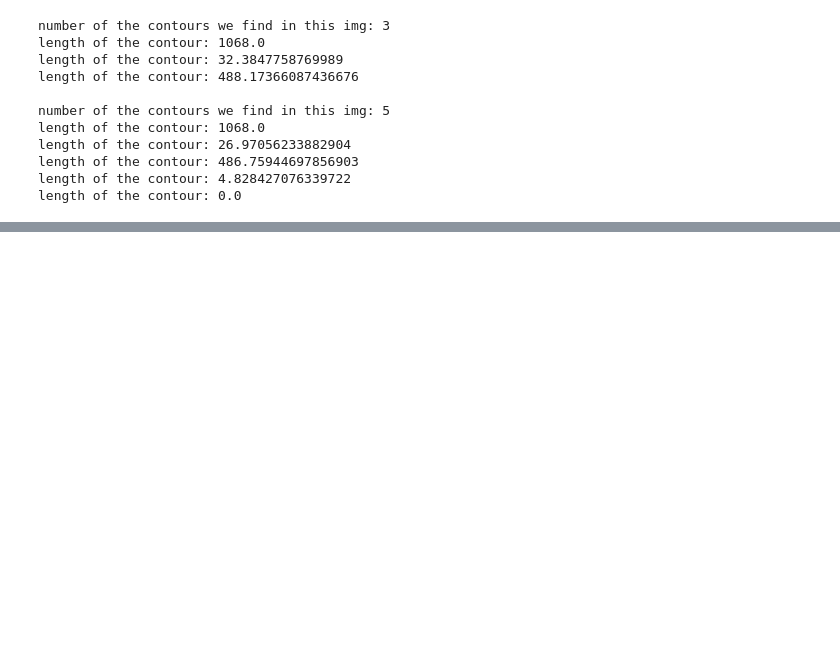
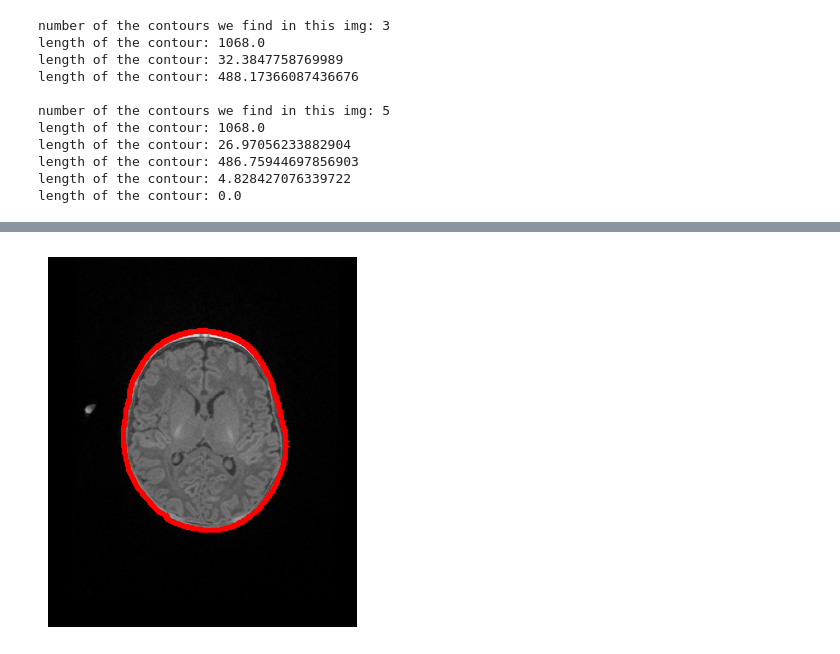
Before and after one commit to COMP523TeamD/TechTalk, a Jupyter notebook: src/contour.ipynb, the cells around one changed output, grey strips where cells are left out. Saved outputs shown, nothing was run; the diff lists cells and outputs as text; code cells hidden in the pictures; blank space fills up the shorter version.

```diff
--- a/src/contour.ipynb
+++ b/src/contour.ipynb
@@ -231,0 +214,7 @@ plt.show()
+# %%
+plt.imshow(transfer_to_2D(img), cmap = "gray")
+plt.contour(transfer_to_2D(contour_img2), colors = "r")
+plt.axis("off")
+plt.show()
+# %% [output]
+[figure, added]
```
Also changed, not shown: parts of 6 cells of this notebook.
